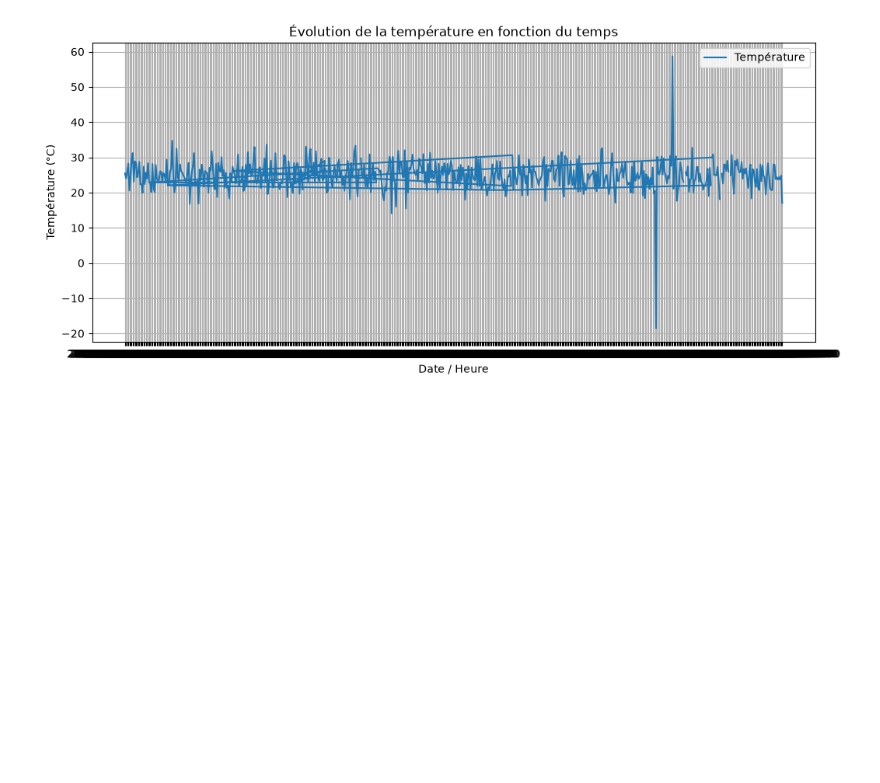
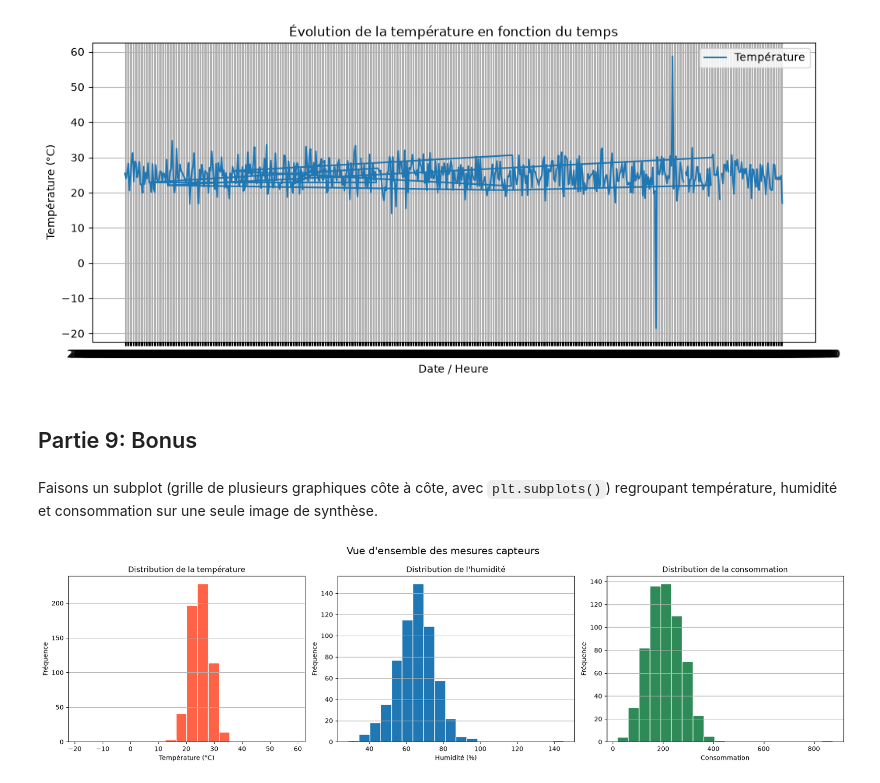
Before and after one commit to sinendoye/atelier_matplotlib_iot, a Jupyter notebook: notebooks/atelier_matplotlib_iot.ipynb, the cells around one changed output. Saved outputs shown, nothing was run; the diff lists cells and outputs as text; code cells hidden in the pictures; blank space fills up the shorter version.

Commit message:
Partie 9: Bonus

```diff
--- a/notebooks/atelier_matplotlib_iot.ipynb
+++ b/notebooks/atelier_matplotlib_iot.ipynb
@@ -328,3 +328,39 @@ plt.savefig("../exports/temperature.pdf")
 plt.show()
 # %% [output]
 [figure]
+# %% [markdown]
+## Partie 9: Bonus
+# %% [markdown]
+Faisons un subplot (grille de plusieurs graphiques côte à côte, avec `plt.subplots()`) regroupant température, humidité et consommation sur une seule image de synthèse.
+# %%
+fig, axes = plt.subplots(nrows=1, ncols=3, figsize=(18, 5))
+
+# ----- Graphique 1 : Température -----
+axes[0].hist(df["temperature"].dropna(), bins=20, color="tomato", edgecolor= "white")
+axes[0].set_title("Distribution de la température")
+axes[0].set_xlabel("Température (°C)")
+axes[0].set_ylabel("Fréquence")
+axes[0].grid(axis="y")
+
+# ----- Graphique 2 : Humidité -----
+axes[1].hist(df["humidite"].dropna(), bins=20, edgecolor= "white")
+axes[1].set_title("Distribution de l'humidité")
+axes[1].set_xlabel("Humidité (%)")
+axes[1].set_ylabel("Fréquence")
+axes[1].grid(axis="y")
+
+# ----- Graphique 3 : Consommation -----
+axes[2].hist(df["consommation"].dropna(), bins=20, color="seagreen", edgecolor= "white")
+axes[2].set_title("Distribution de la consommation")
+axes[2].set_xlabel("Consommation")
+axes[2].set_ylabel("Fréquence")
+axes[2].grid(axis="y")
+
+# Titre global au-dessus des 3 graphiques
+fig.suptitle("Vue d'ensemble des mesures capteurs", fontsize=16)
+
+plt.tight_layout()
+plt.savefig("../exports/synthese_capteurs.png")
+plt.show()
+# %% [output]
+[figure, added]
```
Also changed, not shown: parts of 1 cell of this notebook, 1 other file.
